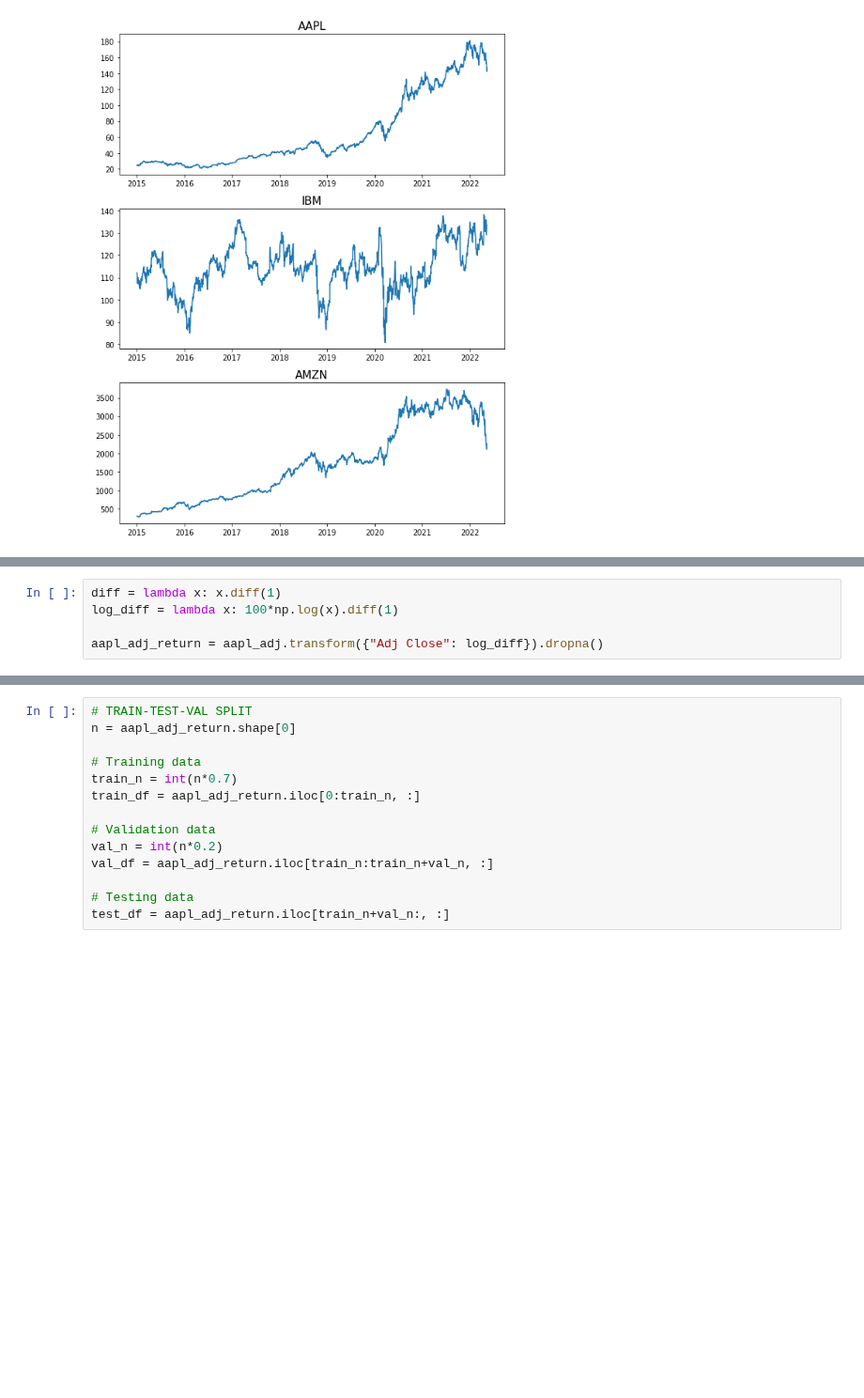
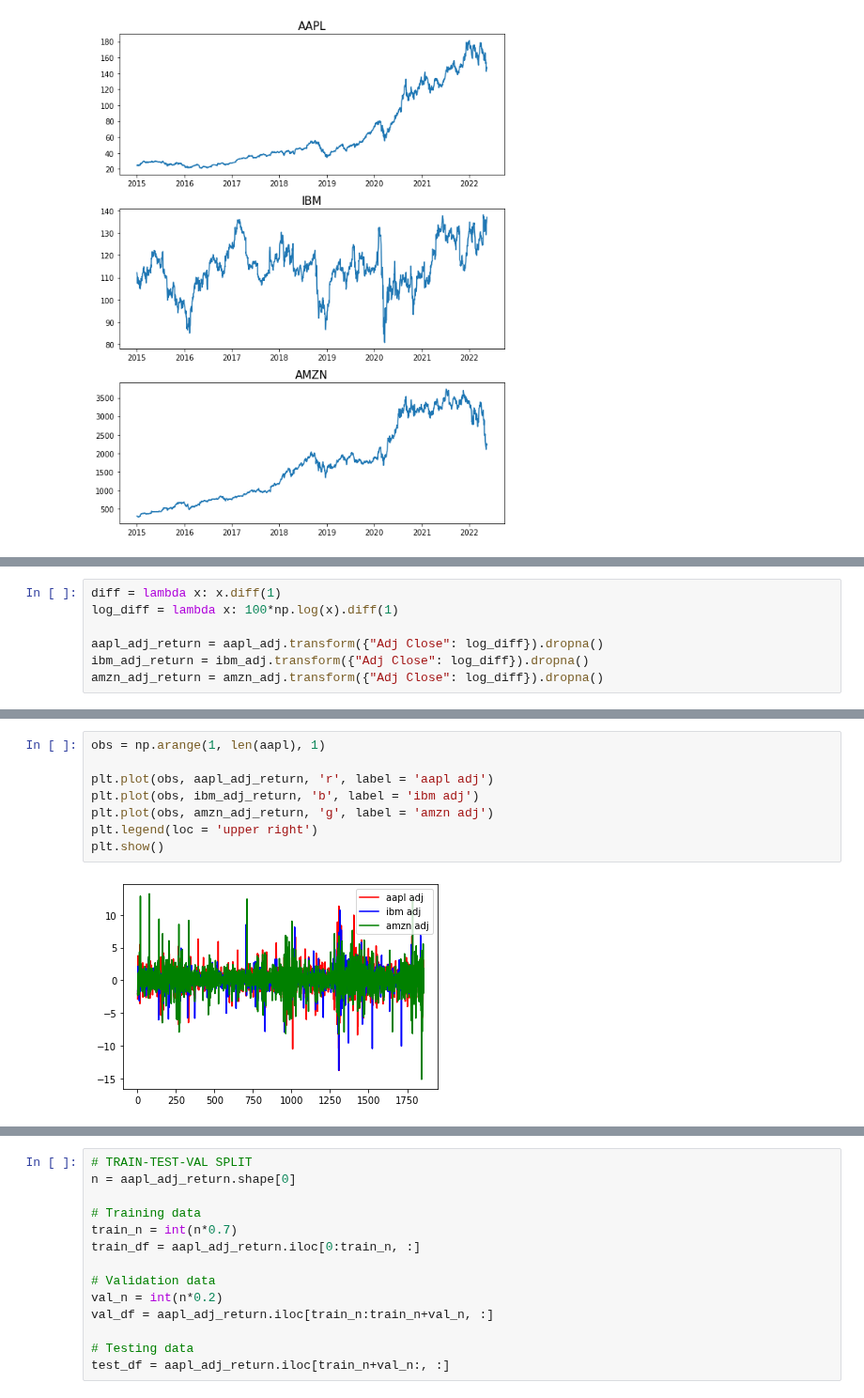
Before and after one commit to tl3472/Price-Prediction-and-Portfolio-Optimation, a Jupyter notebook: Final Report.ipynb, the cells around one changed output, grey strips where cells are left out. Shown at 94% size. Cells and saved outputs as stored; diff of their text form; blank space fills up the shorter version.

```diff
--- a/Final Report.ipynb
+++ b/Final Report.ipynb
@@ -70,3 +68,5 @@ diff = lambda x: x.diff(1)
 log_diff = lambda x: 100*np.log(x).diff(1)
 
 aapl_adj_return = aapl_adj.transform({"Adj Close": log_diff}).dropna()
+ibm_adj_return = ibm_adj.transform({"Adj Close": log_diff}).dropna()
+amzn_adj_return = amzn_adj.transform({"Adj Close": log_diff}).dropna()
@@ -84,0 +112,10 @@ aapl_adj_return.describe()
+# %%
+obs = np.arange(1, len(aapl), 1)
+
+plt.plot(obs, aapl_adj_return, 'r', label = 'aapl adj')
+plt.plot(obs, ibm_adj_return, 'b', label = 'ibm adj')
+plt.plot(obs, amzn_adj_return, 'g', label = 'amzn adj')
+plt.legend(loc = 'upper right')
+plt.show()
+# %% [output]
+[figure, added]
```
Also changed, not shown: parts of 37 cells of this notebook, 2 other files.
